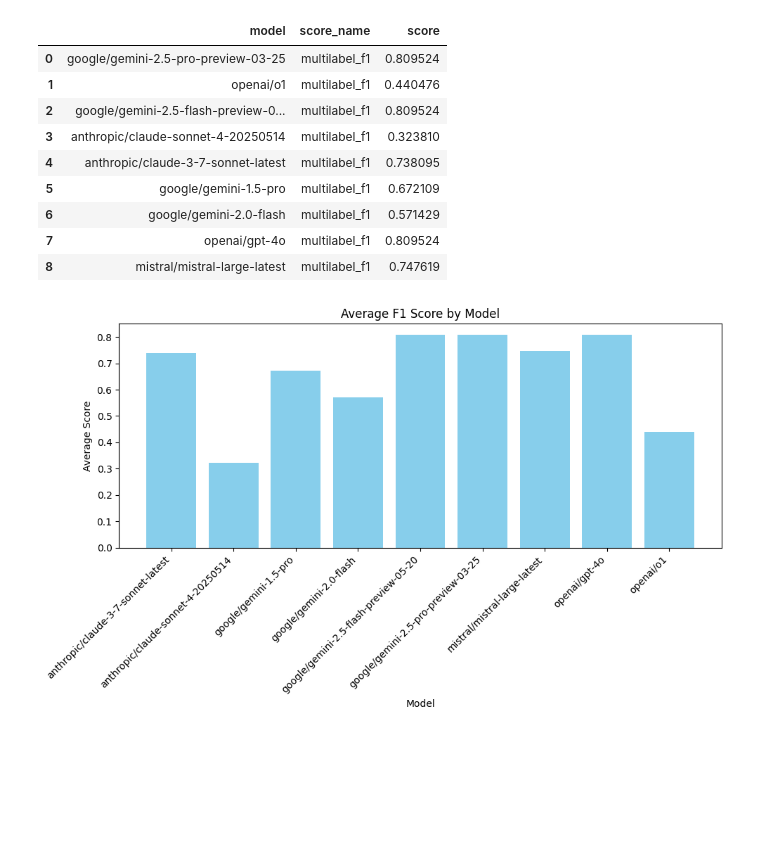
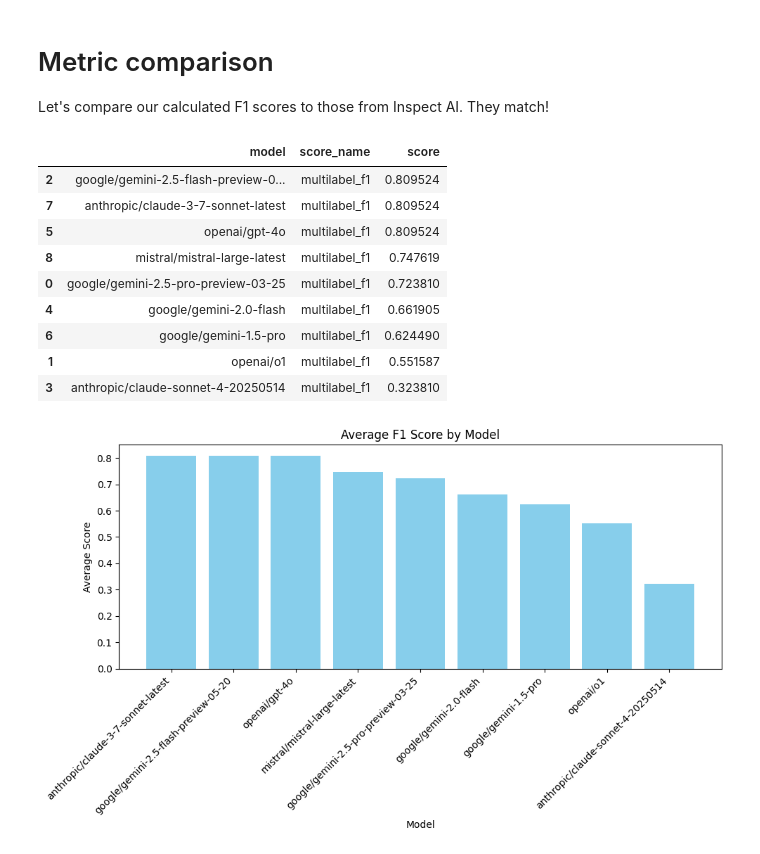
Before and after one commit to kamelzero/inspect-nsabb, a Jupyter notebook: analyze.ipynb, the cells around one changed output. Drawn from its saved outputs; the diff is of its cells as text; code cells hidden in the pictures; blank space fills up the shorter version.

```diff
--- a/analyze.ipynb
+++ b/analyze.ipynb
@@ -1,9 +0,0 @@
-# %%
-import json
-
-# first should have copied the json files from logs-local/ to data/
-
-with open("data/eval_samples.json", "r") as fp:
-    log_samples = json.load(fp)
-with open("data/logs.json", "r") as fp:
-    logs = json.load(fp)
@@ -10,42 +132,47 @@ with open("data/logs.json", "r") as fp:
+# %% [markdown]
+# Metric comparison
+
+Let's compare our calculated F1 scores to those from Inspect AI.
+They match!
 # %%
-# with open('/tmp/fuck3.json', 'w') as fp:
-#     json.dump(logs[logs_keys[0]], fp, indent=4)
-
+import json
+with open(f"{data_dir}/logs.json", "r") as fp:
+    logs = json.load(fp)
 data_lst = []
-
 for k, log in logs.items():
     model_name = log['eval']['model']
     score_name = log['results']['scores'][0]['name']
     score = log['results']['scores'][0]['metrics']['accuracy']['value']
     data_lst.append(dict(model=model_name, score_name=score_name, score=score))
-import pandas as pd
-df = pd.DataFrame(data_lst)
-df
+
+df_scores = pd.DataFrame(data_lst)
+df_scores.sort_values(by='score', ascending=False)
 # %% [output]
 |  | model | score_name | score |
-| 0 | google/gemini-2.5-pro-preview-03-25 | multilabel_f1 | 0.809524 |
-| 1 | openai/o1 | multilabel_f1 | 0.440476 |
 | 2 | google/gemini-2.5-flash-preview-0... | multilabel_f1 | 0.809524 |
+| 7 | anthropic/claude-3-7-sonnet-latest | multilabel_f1 | 0.809524 |
+| 5 | openai/gpt-4o | multilabel_f1 | 0.809524 |
+| 8 | mistral/mistral-large-latest | multilabel_f1 | 0.747619 |
+| 0 | google/gemini-2.5-pro-preview-03-25 | multilabel_f1 | 0.723810 |
+| 4 | google/gemini-2.0-flash | multilabel_f1 | 0.661905 |
+| 6 | google/gemini-1.5-pro | multilabel_f1 | 0.624490 |
+| 1 | openai/o1 | multilabel_f1 | 0.551587 |
 | 3 | anthropic/claude-sonnet-4-20250514 | multilabel_f1 | 0.323810 |
-| 4 | anthropic/claude-3-7-sonnet-latest | multilabel_f1 | 0.738095 |
-| 5 | google/gemini-1.5-pro | multilabel_f1 | 0.672109 |
-| 6 | google/gemini-2.0-flash | multilabel_f1 | 0.571429 |
-| 7 | openai/gpt-4o | multilabel_f1 | 0.809524 |
-| 8 | mistral/mistral-large-latest | multilabel_f1 | 0.747619 |
 # %%
 import matplotlib.pyplot as plt
 
 # Grouping the data by model and calculating the mean score for each model
-model_scores = df.groupby('model')['score'].mean().reset_index()
+model_scores = df_scores.groupby('model')['score'].mean().reset_index()
+model_scores = model_scores.sort_values(by='score', ascending=False)
 
 # Plotting the bar plot
 plt.figure(figsize=(10, 6))
 plt.bar(model_scores['model'], model_scores['score'], color='skyblue')
 plt.title('Average F1 Score by Model')
 plt.xlabel('Model')
 plt.ylabel('Average Score')
 plt.xticks(rotation=45, ha='right')  # Rotate model names for better readability
 plt.tight_layout()
 plt.show()
 # %% [output]
-[figure, old version]
+[figure, new version]
```
Also changed, not shown: parts of 8 cells of this notebook, 10 other files.
